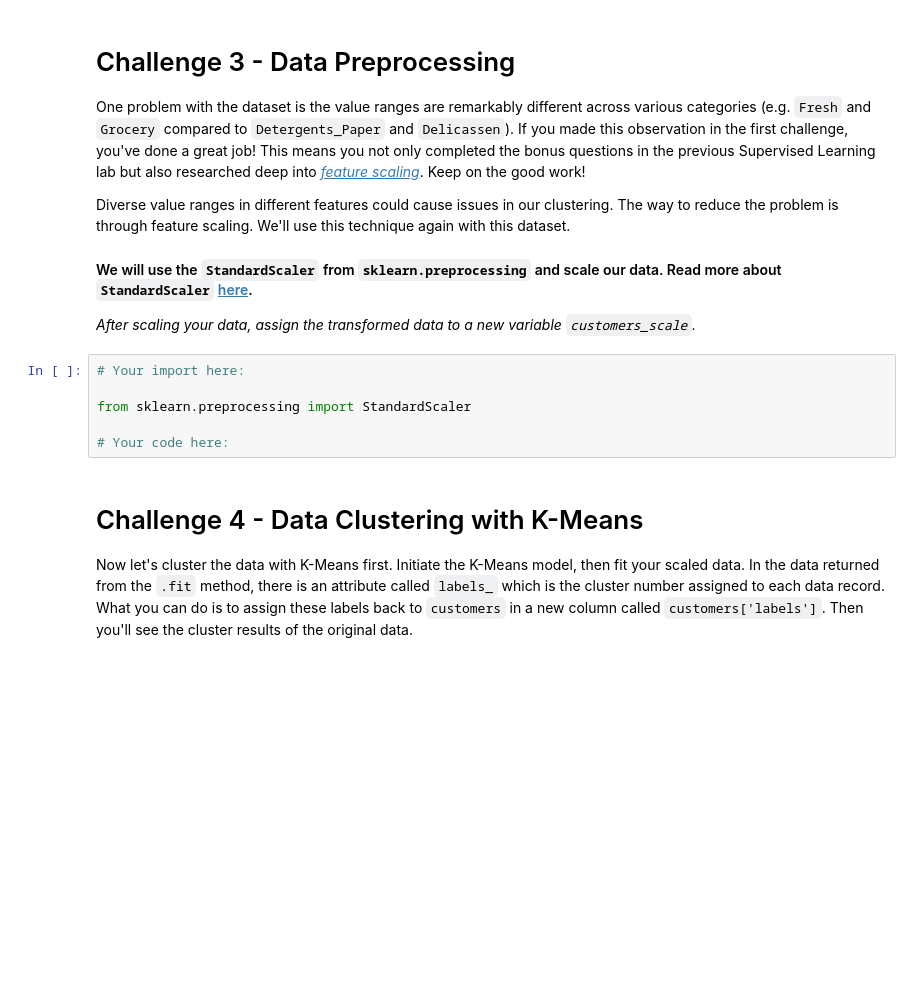
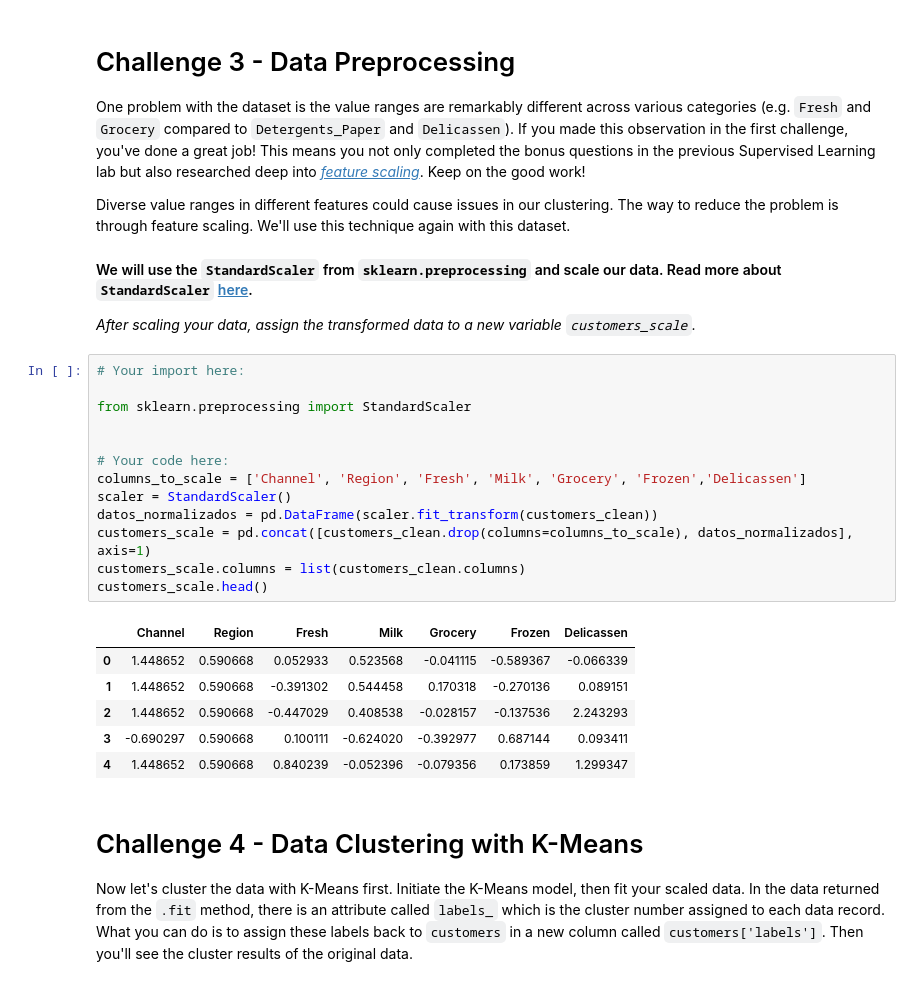
Before and after one commit to Ironhack-Data-Madrid-Octubre-2023/7.4-lab_unsupervised_learning, a Jupyter notebook: your-code/main.ipynb, the cells around one changed output. Saved outputs shown, nothing was run; the diff lists cells and outputs as text; blank space fills up the shorter version.

```diff
--- a/your-code/main.ipynb
+++ b/your-code/main.ipynb
@@ -168,12 +162,26 @@ Diverse value ranges in different features could cause issues in our clustering.
 #### We will use the `StandardScaler` from `sklearn.preprocessing` and scale our data. Read more about `StandardScaler` [here](https://scikit-learn.org/stable/modules/generated/sklearn.preprocessing.StandardScaler.html#sklearn.preprocessing.StandardScaler).
 
 *After scaling your data, assign the transformed data to a new variable `customers_scale`.*
-# %%
-# Your import here:
-
-from sklearn.preprocessing import StandardScaler
-
-# Your code here:
+# %%
+# Your import here:
+
+from sklearn.preprocessing import StandardScaler
+
+
+# Your code here:
+columns_to_scale = ['Channel', 'Region', 'Fresh', 'Milk', 'Grocery', 'Frozen','Delicassen']
+scaler = StandardScaler()
+datos_normalizados = pd.DataFrame(scaler.fit_transform(customers_clean))
+customers_scale = pd.concat([customers_clean.drop(columns=columns_to_scale), datos_normalizados], axis=1)
+customers_scale.columns = list(customers_clean.columns)
+customers_scale.head()
+# %% [output]
+|  | Channel | Region | Fresh | Milk | Grocery | Frozen | Delicassen |
+| 0 | 1.448652 | 0.590668 | 0.052933 | 0.523568 | -0.041115 | -0.589367 | -0.066339 |
+| 1 | 1.448652 | 0.590668 | -0.391302 | 0.544458 | 0.170318 | -0.270136 | 0.089151 |
+| 2 | 1.448652 | 0.590668 | -0.447029 | 0.408538 | -0.028157 | -0.137536 | 2.243293 |
+| 3 | -0.690297 | 0.590668 | 0.100111 | -0.624020 | -0.392977 | 0.687144 | 0.093411 |
+| 4 | 1.448652 | 0.590668 | 0.840239 | -0.052396 | -0.079356 | 0.173859 | 1.299347 |
 # %% [markdown]
 # Challenge 4 - Data Clustering with K-Means
 
```
Also changed, not shown: parts of 12 cells of this notebook.
